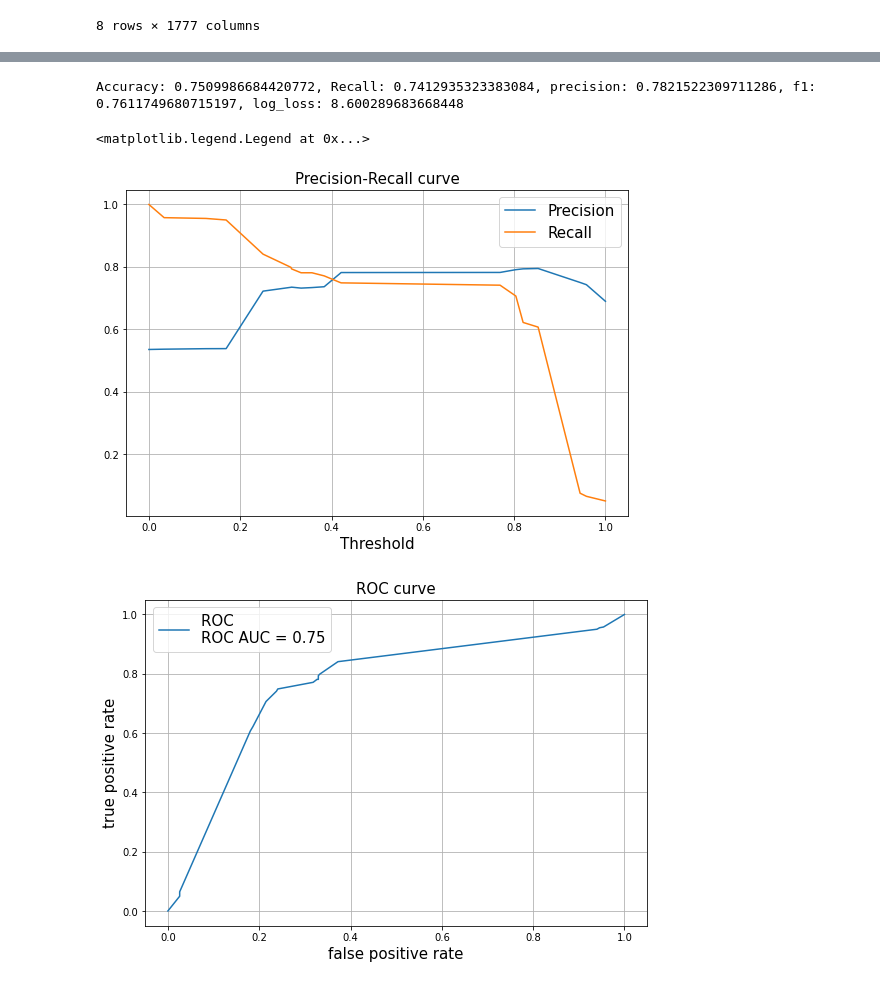
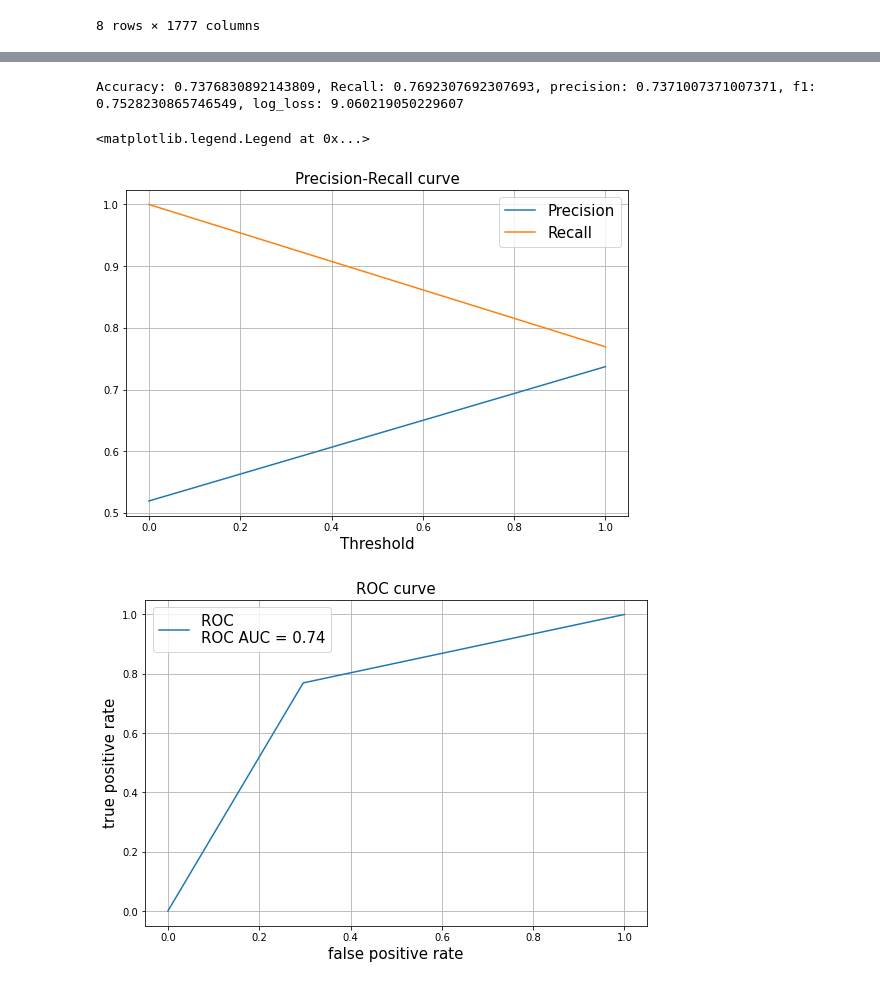
Before and after one commit to PatrykStronski/MachineLearning, a Jupyter notebook: lab1.ipynb, the cells around one changed output, grey strips where cells are left out. Drawn from its saved outputs; the diff is of its cells as text; code cells hidden in the pictures.

```diff
--- a/lab1.ipynb
+++ b/lab1.ipynb
@@ -65,43 +65,43 @@ Accuracy: 0.7283621837549934, Recall: 0.7139303482587065, precision: 0.763297872
 # %%
 #Deep decision tree
 
-deep_clf = tree.DecisionTreeClassifier(random_state=1, max_depth=6)
+deep_clf = tree.DecisionTreeClassifier(random_state=1, max_depth=1000)
 deep_clf.fit(train_data, train_labels)
 
 predictions = deep_clf.predict(test_data)
 y_probabs = deep_clf.predict_proba(test_data)
 acc = metrics.accuracy_score(test_labels, predictions)
 rec = metrics.recall_score(test_labels, predictions)
 prec = metrics.precision_score(test_labels, predictions)
 roc_auc = metrics.roc_auc_score(test_labels, predictions)
 f1 = metrics.f1_score(test_labels, predictions)
 log_loss = metrics.log_loss(test_labels, predictions)
 
 print(f'Accuracy: {acc}, Recall: {rec}, precision: {prec}, f1: {f1}, log_loss: {log_loss}')
 
 prec, rec, thresh = precision_recall_curve(test_labels, y_probabs[:,1])
 plt.figure(figsize=(9, 6))
 plt.grid()
 plt.plot(thresh, prec[:-1], label="Precision")
 plt.plot(thresh, rec[:-1], label="Recall")
 plt.xlabel(u"Threshold",fontsize = 15)
 plt.title(u'Precision-Recall curve',fontsize = 15)
 plt.legend(fontsize = 15)
 
 fpr, tpr, thr = roc_curve(test_labels, y_probabs[:,1])
 
 plt.figure(figsize = (9,6))
 plt.plot(fpr, tpr, label=u'ROC \n'+'ROC AUC = ' + str(round(roc_auc,2)))
 plt.grid()
 plt.xlabel("false positive rate",fontsize = 15)
 plt.ylabel("true positive rate",fontsize = 15)
 plt.title(u"ROC curve",fontsize = 15)
 plt.legend(fontsize = 15)
 # %% [output]
-Accuracy: 0.7509986684420772, Recall: 0.7412935323383084, precision: 0.7821522309711286, f1: 0.7611749680715197, log_loss: 8.600289683668448
+Accuracy: 0.7376830892143809, Recall: 0.7692307692307693, precision: 0.7371007371007371, f1: 0.7528230865746549, log_loss: 9.060219050229607
 <matplotlib.legend.Legend at 0x...>
-[figure, old version]
+[figure, new version]
-[figure, old version]
+[figure, new version]
 # %%
 #RandomForest with shallow trees
 
```
Also changed, not shown: parts of 5 cells of this notebook, 2 other files.
